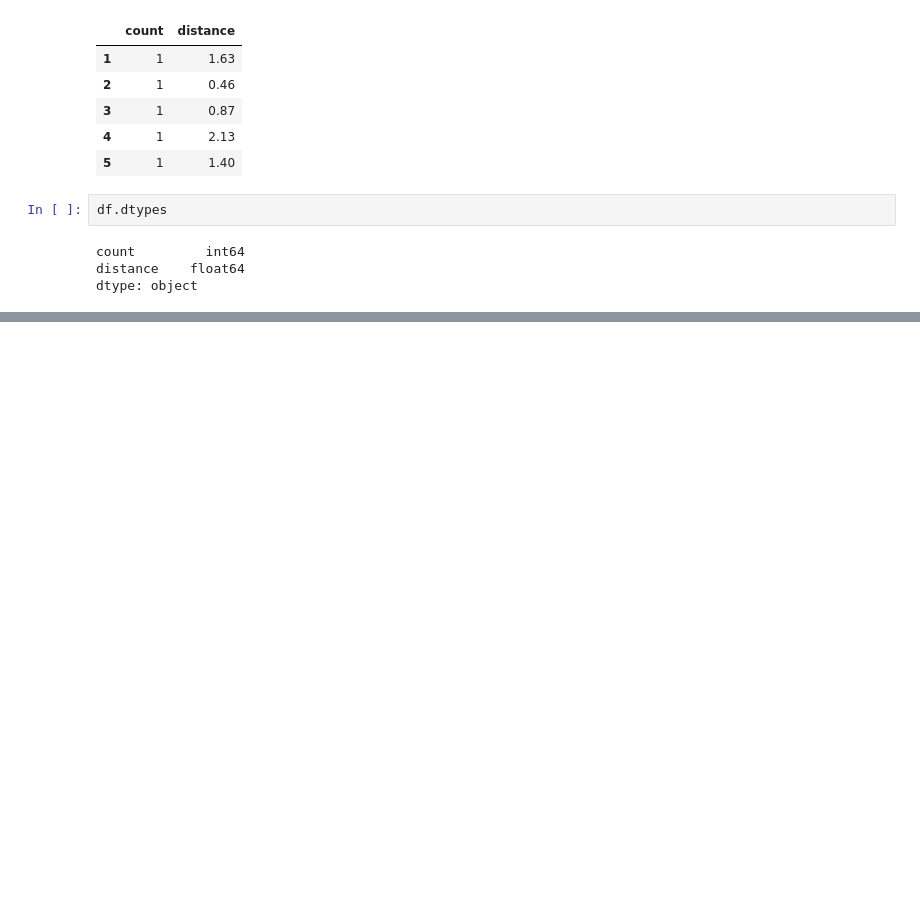
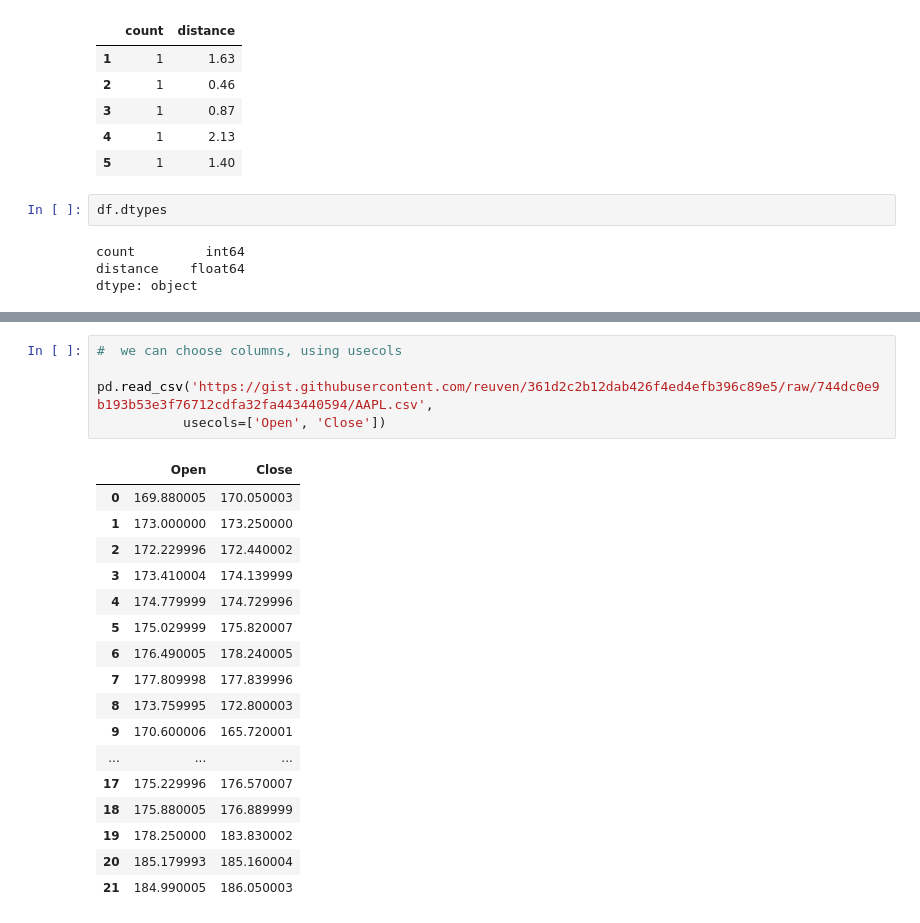
Before and after one commit to reuven/oreilly-2022-07July-analytics, a Jupyter notebook: 2022-08Aug-16.ipynb, the cells around one changed output, grey strips where cells are left out. Cells and saved outputs as stored; diff of their text form; blank space fills up the shorter version.

```diff
--- a/2022-08Aug-16.ipynb
+++ b/2022-08Aug-16.ipynb
@@ -201,0 +278,23 @@ df = pd.rea
+# %%
+#  we can choose columns, using usecols
+
+pd.read_csv('https://gist.githubusercontent.com/reuven/361d2c2b12dab426f4ed4efb396c89e5/raw/744dc0e9b193b53e3f76712cdfa32fa443440594/AAPL.csv',
+           usecols=['Open', 'Close'])
+# %% [output]
+|  | Open | Close |
+| 0 | 169.880005 | 170.050003 |
+| 1 | 173.000000 | 173.250000 |
+| 2 | 172.229996 | 172.440002 |
+| 3 | 173.410004 | 174.139999 |
+| 4 | 174.779999 | 174.729996 |
+| 5 | 175.029999 | 175.820007 |
+| 6 | 176.490005 | 178.240005 |
+| 7 | 177.809998 | 177.839996 |
+| 8 | 173.759995 | 172.800003 |
+| 9 | 170.600006 | 165.720001 |
+| ... | ... | ... |
+| 17 | 175.229996 | 176.570007 |
+| 18 | 175.880005 | 176.889999 |
+| 19 | 178.250000 | 183.830002 |
+| 20 | 185.179993 | 185.160004 |
+| 21 | 184.990005 | 186.050003 |
```
Also changed, not shown: parts of 7 cells of this notebook.
